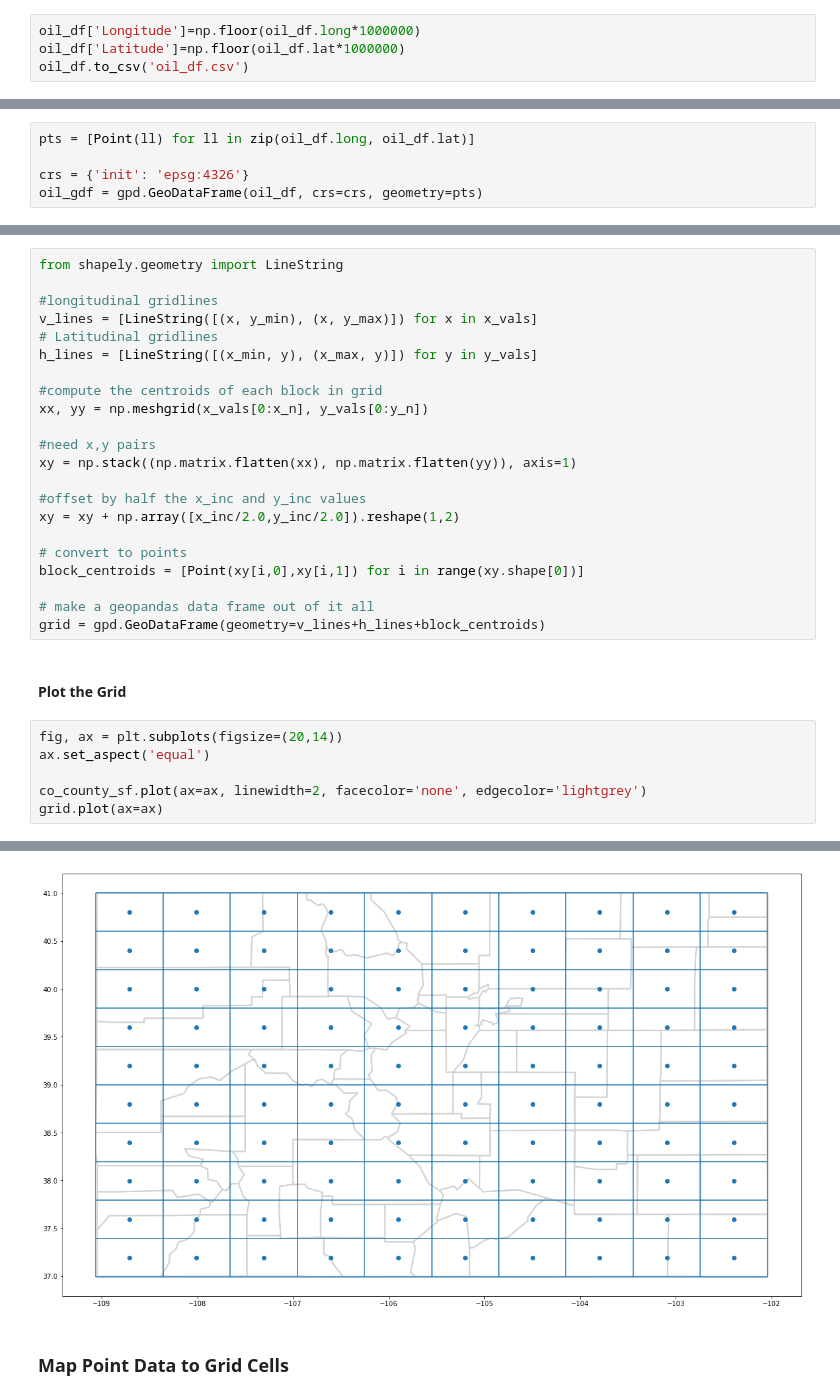
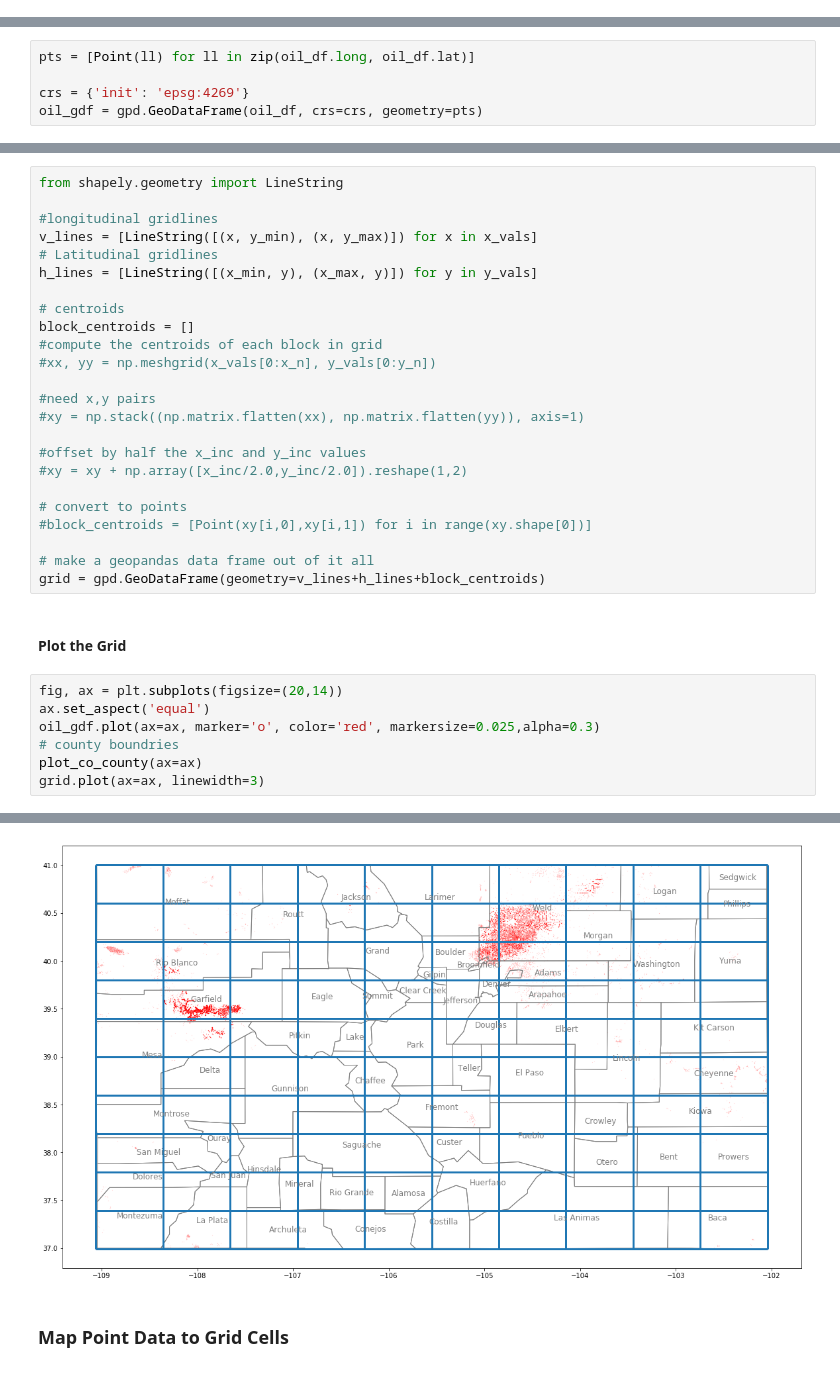
Before and after one commit to focods/geospatial, a Jupyter notebook: OilAndGasMap.ipynb, the cells around one changed output, grey strips where cells are left out. Drawn from its saved outputs; the diff is of its cells as text.

```diff
--- a/OilAndGasMap.ipynb
+++ b/OilAndGasMap.ipynb
@@ -66,10 +66,6 @@ oil_df.query('oil_prod >= 1000').boxplot('oil_prod')
 # %% [output]
 <matplotlib.axes._subplots.AxesSubplot at 0x...>
 [figure]
-# %%
-oil_df['Longitude']=np.floor(oil_df.long*1000000)
-oil_df['Latitude']=np.floor(oil_df.lat*1000000)
-oil_df.to_csv('oil_df.csv')
 # %% [markdown]
 ## Shapefiles
 # %%
@@ -201,7 +214,7 @@ pts.plot(ax=ax, marker='o', color='red', markersize=0.025,alpha=0.3)
 # %%
 pts = [Point(ll) for ll in zip(oil_df.long, oil_df.lat)]
 
-crs = {'init': 'epsg:4326'}
+crs = {'init': 'epsg:4269'}
 oil_gdf = gpd.GeoDataFrame(oil_df, crs=crs, geometry=pts)
 # %%
 # find the 5 most common formation codes
@@ -274,17 +290,19 @@ v_lines = [LineString([(x, y_min), (x, y_max)]) for x in x_vals]
 # Latitudinal gridlines
 h_lines = [LineString([(x_min, y), (x_max, y)]) for y in y_vals]
 
+# centroids
+block_centroids = []
 #compute the centroids of each block in grid
-xx, yy = np.meshgrid(x_vals[0:x_n], y_vals[0:y_n])
+#xx, yy = np.meshgrid(x_vals[0:x_n], y_vals[0:y_n])
 
 #need x,y pairs
-xy = np.stack((np.matrix.flatten(xx), np.matrix.flatten(yy)), axis=1)
+#xy = np.stack((np.matrix.flatten(xx), np.matrix.flatten(yy)), axis=1)
 
 #offset by half the x_inc and y_inc values
-xy = xy + np.array([x_inc/2.0,y_inc/2.0]).reshape(1,2)
+#xy = xy + np.array([x_inc/2.0,y_inc/2.0]).reshape(1,2)
 
 # convert to points
-block_centroids = [Point(xy[i,0],xy[i,1]) for i in range(xy.shape[0])]
+#block_centroids = [Point(xy[i,0],xy[i,1]) for i in range(xy.shape[0])]
 
 # make a geopandas data frame out of it all
 grid = gpd.GeoDataFrame(geometry=v_lines+h_lines+block_centroids)
@@ -293,12 +311,13 @@ grid = gpd.GeoDataFrame(geometry=v_lines+h_lines+block_centroids)
 # %%
 fig, ax = plt.subplots(figsize=(20,14))
 ax.set_aspect('equal')
-
-co_county_sf.plot(ax=ax, linewidth=2, facecolor='none', edgecolor='lightgrey')
-grid.plot(ax=ax)
+oil_gdf.plot(ax=ax, marker='o', color='red', markersize=0.025,alpha=0.3)
+# county boundries
+plot_co_county(ax=ax)
+grid.plot(ax=ax, linewidth=3)
 # %% [output]
 <matplotlib.axes._subplots.AxesSubplot at 0x...>
-[figure, old version]
+[figure, new version]
 # %% [markdown]
 ### Map Point Data to Grid Cells
 # %%
```
Also changed, not shown: parts of 26 cells of this notebook.
